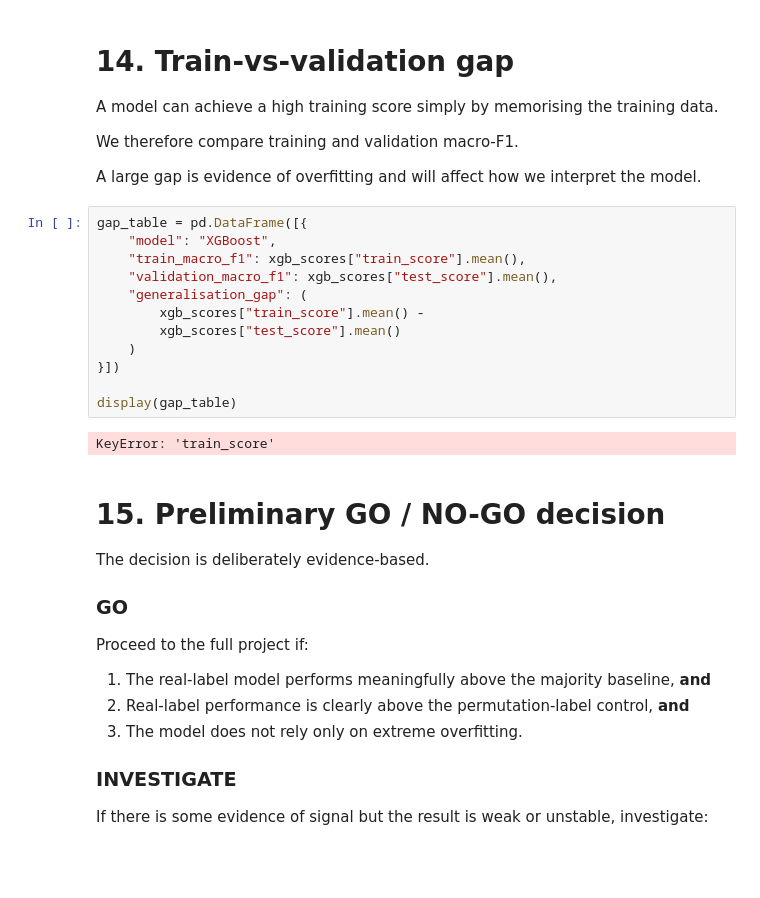
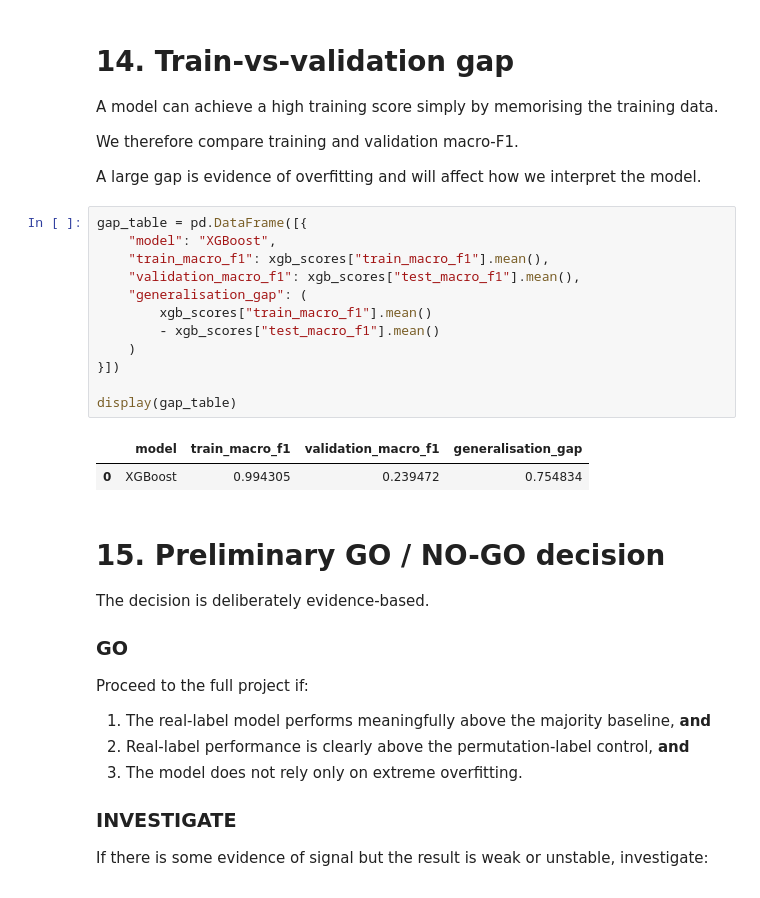
Before and after one commit to Anish-lab455/32513-31005-Advanced-Data-Analytics-Algorithms-Machine-Learning, a Jupyter notebook: Main/Testing_V1.ipynb, the cells around one changed output. Drawn from its saved outputs; the diff is of its cells as text; blank space fills up the shorter version.

Commit message:
tested and error free notebook

```diff
--- a/Main/Testing_V1.ipynb
+++ b/Main/Testing_V1.ipynb
@@ -781,17 +781,18 @@ A large gap is evidence of overfitting and will affect how we interpret the mode
 # %%
 gap_table = pd.DataFrame([{
     "model": "XGBoost",
-    "train_macro_f1": xgb_scores["train_score"].mean(),
-    "validation_macro_f1": xgb_scores["test_score"].mean(),
+    "train_macro_f1": xgb_scores["train_macro_f1"].mean(),
+    "validation_macro_f1": xgb_scores["test_macro_f1"].mean(),
     "generalisation_gap": (
-        xgb_scores["train_score"].mean() -
-        xgb_scores["test_score"].mean()
+        xgb_scores["train_macro_f1"].mean()
+        - xgb_scores["test_macro_f1"].mean()
     )
 }])
 
 display(gap_table)
 # %% [output]
-KeyError: 'train_score'
+|  | model | train_macro_f1 | validation_macro_f1 | generalisation_gap |
+| 0 | XGBoost | 0.994305 | 0.239472 | 0.754834 |
 # %% [markdown]
 # 15. Preliminary GO / NO-GO decision
 
```
Also changed, not shown: parts of 2 cells of this notebook.
